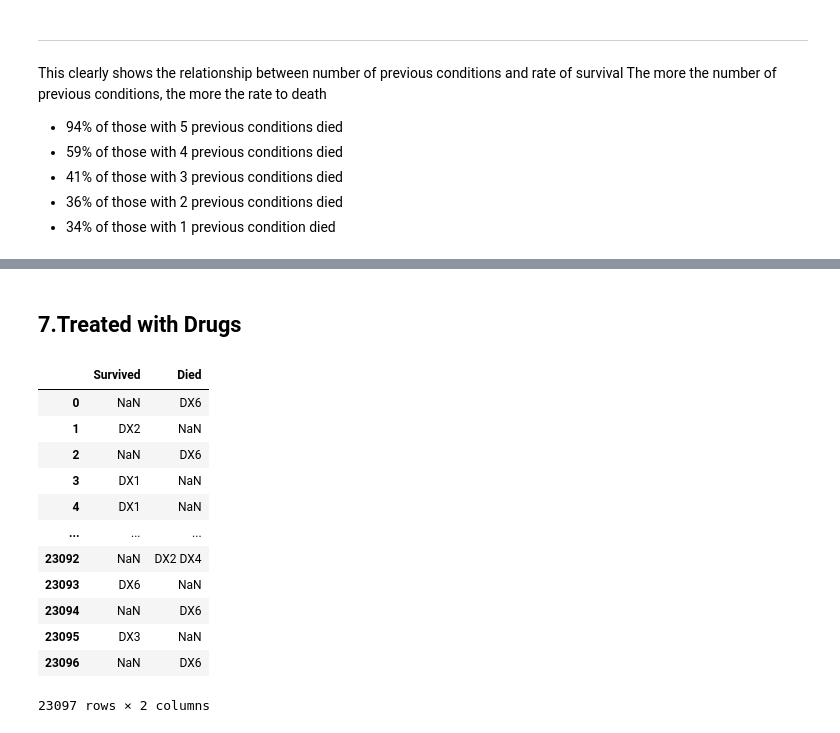
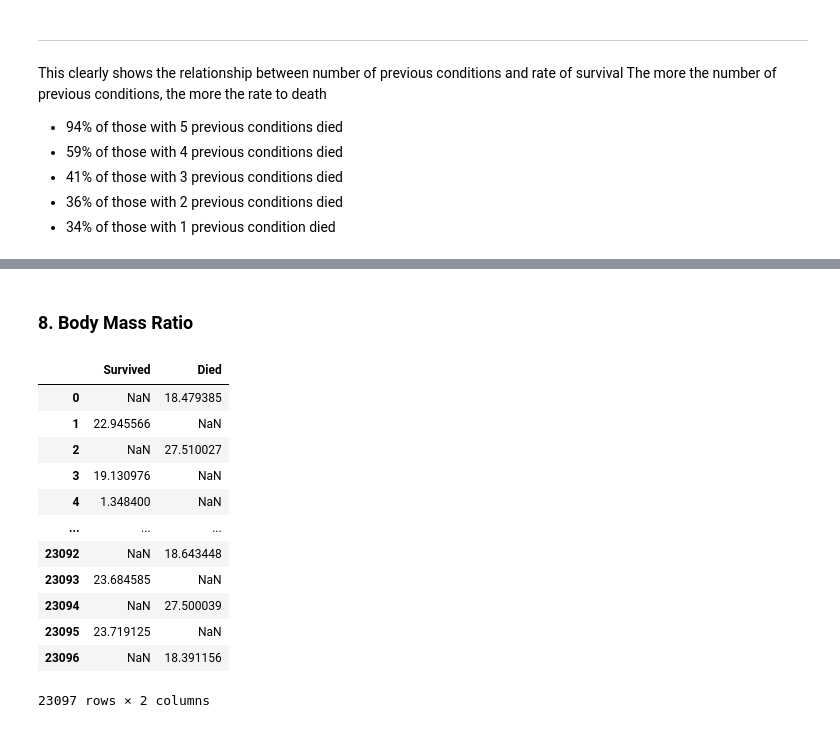
Before and after one commit to Kekyei/Hospital-Patients-Survival, a Jupyter notebook: Exploratory-Data-Analysis.ipynb, the cells around one changed output, grey strips where cells are left out. Drawn from its saved outputs; the diff is of its cells as text; code cells hidden in the pictures.

```diff
--- a/Exploratory-Data-Analysis.ipynb
+++ b/Exploratory-Data-Analysis.ipynb
@@ -364,27 +441,27 @@ plt.show()
 # %%
 #We will annotate to see which condition has the most survivors
-# %% [markdown]
-## 7.Treated with Drugs
+# %% [markdown]
+### 8. Body Mass Ratio
 # %%
-drugs = pharma_data[["ID_Patient_Care_Situation","Treated_with_drugs","Survived_1_year"]]
-drugs.columns = ["id","Treated_with_drugs","Survival"]
-drugs = pd.DataFrame({"Survived":drugs[drugs["Survival"]==1]["Treated_with_drugs"],
-                    "Died":drugs[drugs["Survival"]==0]["Treated_with_drugs"]
+bmr = pharma_data[["ID_Patient_Care_Situation","Patient_Body_Mass_Index","Survived_1_year"]]
+bmr.columns = ["id","Patient_Body_Mass_Index","Survival"]
+new = pd.DataFrame({"Survived":bmr[bmr["Survival"]==1]["Patient_Body_Mass_Index"],
+                     "Died":bmr[bmr["Survival"]==0]["Patient_Body_Mass_Index"]
 
-})
-drugs
+                     })
+new
 # %% [output]
 |  | Survived | Died |
-| 0 | NaN | DX6 |
-| 1 | DX2 | NaN |
-| 2 | NaN | DX6 |
-| 3 | DX1 | NaN |
-| 4 | DX1 | NaN |
+| 0 | NaN | 18.479385 |
+| 1 | 22.945566 | NaN |
+| 2 | NaN | 27.510027 |
+| 3 | 19.130976 | NaN |
+| 4 | 1.348400 | NaN |
 | ... | ... | ... |
-| 23092 | NaN | DX2 DX4 |
-| 23093 | DX6 | NaN |
-| 23094 | NaN | DX6 |
-| 23095 | DX3 | NaN |
-| 23096 | NaN | DX6 |
+| 23092 | NaN | 18.643448 |
+| 23093 | 23.684585 | NaN |
+| 23094 | NaN | 27.500039 |
+| 23095 | 23.719125 | NaN |
+| 23096 | NaN | 18.391156 |
 23097 rows × 2 columns
 # %%
```
Also changed, not shown: parts of 37 cells of this notebook.
